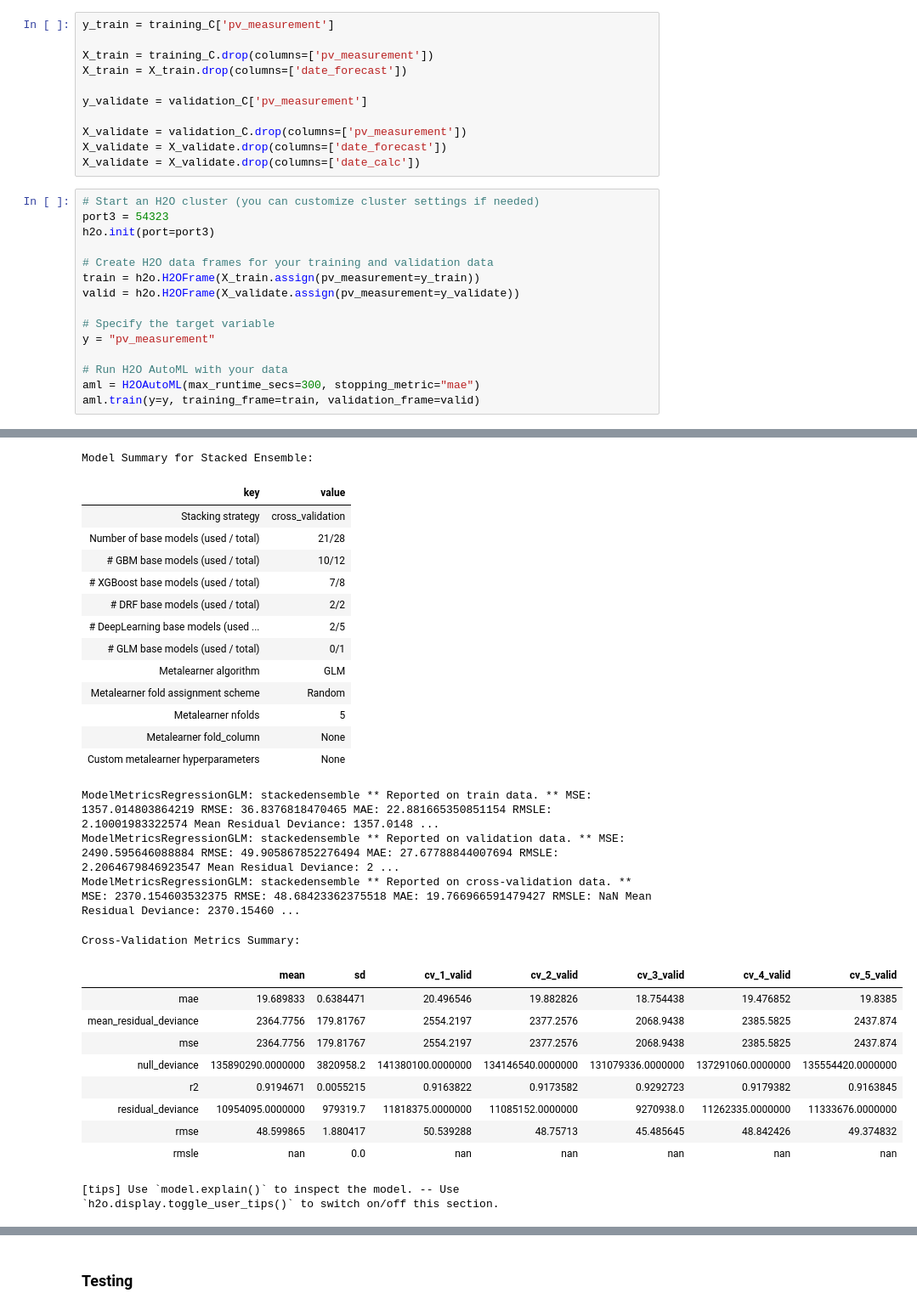
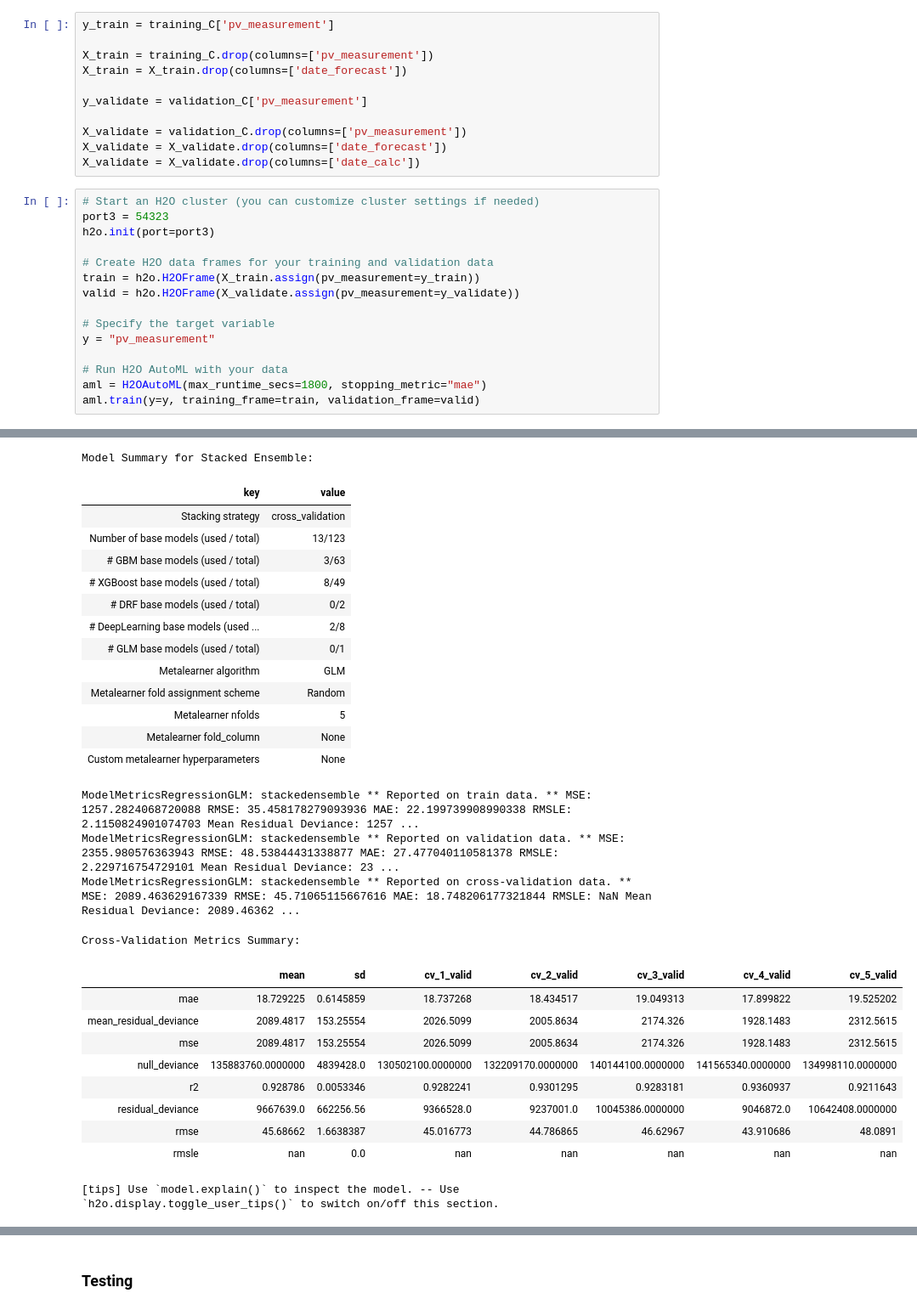
Before and after one commit to odaernt/Machine-learning-066, a Jupyter notebook: new_start/generate_dataset_automl.ipynb, the cells around one changed output, grey strips where cells are left out. Shown: that part at 85% size. Saved outputs shown, nothing was run; the diff lists cells and outputs as text.

```diff
--- a/new_start/generate_dataset_automl.ipynb
+++ b/new_start/generate_dataset_automl.ipynb
@@ -618,6 +661,6 @@ valid = h2o.H2OFrame(X_validate.assign(pv_measurement=y_validate))
 y = "pv_measurement"
 
 # Run H2O AutoML with your data
-aml = H2OAutoML(max_runtime_secs=300, stopping_metric="mae")
+aml = H2OAutoML(max_runtime_secs=1800, stopping_metric="mae")
 aml.train(y=y, training_frame=train, validation_frame=valid)
 # %% [output]
@@ -658,29 +709,29 @@ Model Details ============= H2OStackedEnsembleEstimator : Stacked Ensemble Model
 Model Summary for Stacked Ensemble:
 | key | value |
 | Stacking strategy | cross_validation |
-| Number of base models (used / total) | 21/28 |
-| # GBM base models (used / total) | 10/12 |
-| # XGBoost base models (used / total) | 7/8 |
-| # DRF base models (used / total) | 2/2 |
-| # DeepLearning base models (used ... | 2/5 |
+| Number of base models (used / total) | 13/123 |
+| # GBM base models (used / total) | 3/63 |
+| # XGBoost base models (used / total) | 8/49 |
+| # DRF base models (used / total) | 0/2 |
+| # DeepLearning base models (used ... | 2/8 |
 | # GLM base models (used / total) | 0/1 |
 | Metalearner algorithm | GLM |
 | Metalearner fold assignment scheme | Random |
 | Metalearner nfolds | 5 |
 | Metalearner fold_column | None |
 | Custom metalearner hyperparameters | None |
-ModelMetricsRegressionGLM: stackedensemble ** Reported on train data. ** MSE: 1357.014803864219 RMSE: 36.8376818470465 MAE: 22.881665350851154 RMSLE: 2.10001983322574 Mean Residual Deviance: 1357.0148 ...
-ModelMetricsRegressionGLM: stackedensemble ** Reported on validation data. ** MSE: 2490.595646088884 RMSE: 49.905867852276494 MAE: 27.67788844007694 RMSLE: 2.2064679846923547 Mean Residual Deviance: 2 ...
-ModelMetricsRegressionGLM: stackedensemble ** Reported on cross-validation data. ** MSE: 2370.154603532375 RMSE: 48.68423362375518 MAE: 19.766966591479427 RMSLE: NaN Mean Residual Deviance: 2370.15460 ...
+ModelMetricsRegressionGLM: stackedensemble ** Reported on train data. ** MSE: 1257.2824068720088 RMSE: 35.458178279093936 MAE: 22.199739908990338 RMSLE: 2.1150824901074703 Mean Residual Deviance: 1257 ...
+ModelMetricsRegressionGLM: stackedensemble ** Reported on validation data. ** MSE: 2355.980576363943 RMSE: 48.53844431338877 MAE: 27.477040110581378 RMSLE: 2.229716754729101 Mean Residual Deviance: 23 ...
+ModelMetricsRegressionGLM: stackedensemble ** Reported on cross-validation data. ** MSE: 2089.463629167339 RMSE: 45.71065115667616 MAE: 18.748206177321844 RMSLE: NaN Mean Residual Deviance: 2089.46362 ...
 Cross-Validation Metrics Summary:
 |  | mean | sd | cv_1_valid | cv_2_valid | cv_3_valid | cv_4_valid | cv_5_valid |
-| mae | 19.689833 | 0.6384471 | 20.496546 | 19.882826 | 18.754438 | 19.476852 | 19.8385 |
-| mean_residual_deviance | 2364.7756 | 179.81767 | 2554.2197 | 2377.2576 | 2068.9438 | 2385.5825 | 2437.874 |
-| mse | 2364.7756 | 179.81767 | 2554.2197 | 2377.2576 | 2068.9438 | 2385.5825 | 2437.874 |
-| null_deviance | 135890290.0000000 | 3820958.2 | 141380100.0000000 | 134146540.0000000 | 131079336.0000000 | 137291060.0000000 | 135554420.0000000 |
-| r2 | 0.9194671 | 0.0055215 | 0.9163822 | 0.9173582 | 0.9292723 | 0.9179382 | 0.9163845 |
-| residual_deviance | 10954095.0000000 | 979319.7 | 11818375.0000000 | 11085152.0000000 | 9270938.0 | 11262335.0000000 | 11333676.0000000 |
-| rmse | 48.599865 | 1.880417 | 50.539288 | 48.75713 | 45.485645 | 48.842426 | 49.374832 |
+| mae | 18.729225 | 0.6145859 | 18.737268 | 18.434517 | 19.049313 | 17.899822 | 19.525202 |
+| mean_residual_deviance | 2089.4817 | 153.25554 | 2026.5099 | 2005.8634 | 2174.326 | 1928.1483 | 2312.5615 |
+| mse | 2089.4817 | 153.25554 | 2026.5099 | 2005.8634 | 2174.326 | 1928.1483 | 2312.5615 |
+| null_deviance | 135883760.0000000 | 4839428.0 | 130502100.0000000 | 132209170.0000000 | 140144100.0000000 | 141565340.0000000 | 134998110.0000000 |
+| r2 | 0.928786 | 0.0053346 | 0.9282241 | 0.9301295 | 0.9283181 | 0.9360937 | 0.9211643 |
+| residual_deviance | 9667639.0 | 662256.56 | 9366528.0 | 9237001.0 | 10045386.0000000 | 9046872.0 | 10642408.0000000 |
+| rmse | 45.68662 | 1.6638387 | 45.016773 | 44.786865 | 46.62967 | 43.910686 | 48.0891 |
 | rmsle | nan | 0.0 | nan | nan | nan | nan | nan |
 [tips] Use `model.explain()` to inspect the model. -- Use `h2o.display.toggle_user_tips()` to switch on/off this section.
 # %%
```
Also changed, not shown: parts of 21 cells of this notebook, 3 other files.
